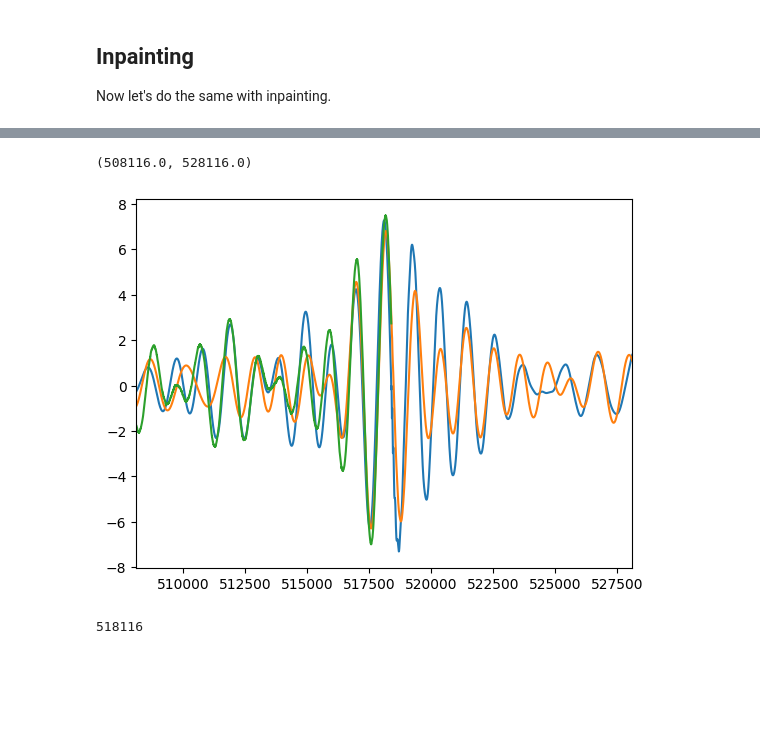
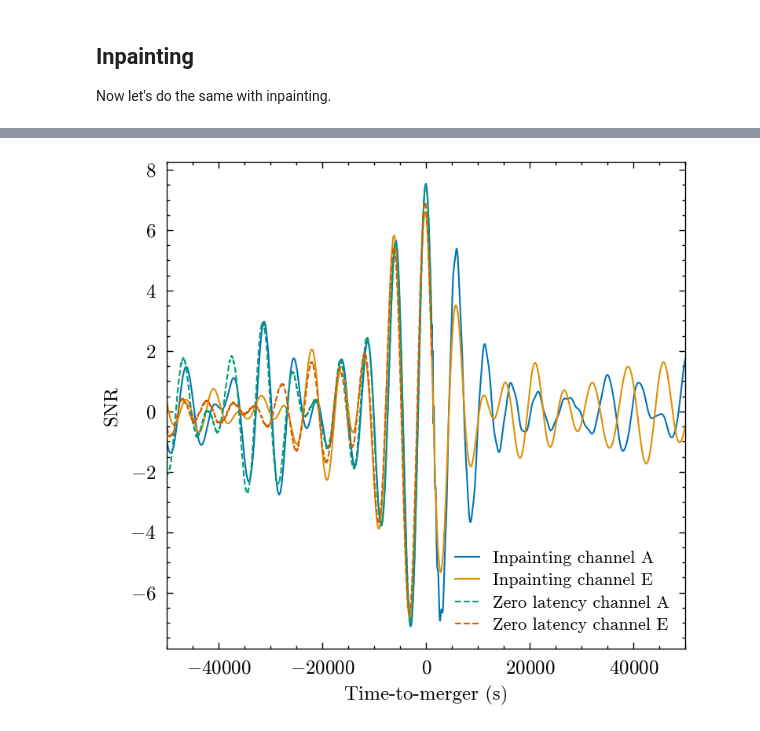
Before and after one commit to icg-gravwaves/lisa_premerger_sangria, a Jupyter notebook: search/inpainting_runs/example_using_this_code.ipynb, the cells around one changed output, grey strips where cells are left out. Drawn from its saved outputs; the diff is of its cells as text; code cells hidden in the pictures; blank space fills up the shorter version.

```diff
--- a/search/inpainting_runs/example_using_this_code.ipynb
+++ b/search/inpainting_runs/example_using_this_code.ipynb
@@ -15,8 +15,10 @@ from pycbc.waveform.pre_merger_waveform import (
 )
 
 import inpainting_utils
+from utils import get_snr_series
 
 from matplotlib import pyplot as plt
+plt.style.use('../../paper.mplstyle')
 # %% [output]
 SWIGLAL standard output/error redirection is enabled in IPython.
 This may lead to performance penalties. To disable locally, use:
@@ -49,8 +52,8 @@ signumber = '0'
 data_length = 2592000
 zeroed_length = 2**20 # Data length is not the same for zero-latency vs inpainting as we add extra zeroes to inpainting
 sample_rate = 0.2
-flen = int(zeroed_length) // 2 + 1
-delta_f = 1 / (2**20 * 5) # Delta_f is not the same for zero-latency vs inpainting as we add extra zeroes to inpainting
+flen_inpaint = int(zeroed_length) // 2 + 1
+delta_f_inpaint = 1 / (2**20 * 5) # Delta_f is not the same for zero-latency vs inpainting as we add extra zeroes to inpainting
 delta_t = 1 / sample_rate
 time_before = 86400*7
 # %% [markdown]
@@ -235,8 +288,14 @@ for channel in waveforms:
 # %%
+fig, ax = plt.subplots(figsize=(4,4))
+
 for channel in waveforms:
-    plt.plot(snrs[channel])
+    ax.plot(snrs_function[channel], label=f'Inpainting {channel}')
 
-plt.plot(snrA)
+ax.plot(snrA, label='Zero latency LISA_A')
+ax.plot(snrE, label='Zero latency LISA_E')
+ax.set_xlabel('Time')
+ax.legend(loc='upper right')
+fig.show()
 
 # The zero latency filter *should* produce a shorter SNR series than the new method, and should only agree at X-days premerger where
 # the cut it.
@@ -246,16 +304,33 @@ plt.plot(snrA)
 # %%
+fig2, ax2 = plt.subplots(figsize=(4,4))
+
 for channel in waveforms:
-    plt.plot(snrs[channel])
+    ax2.plot(
+        snrs[channel].sample_times - waveform_params['tc'],
+        snrs[channel],
+        label=f'Inpainting channel {channel[-1]}'
+    )
 
-plt.plot(snrA)
-plt.xlim([518116-10000,518116+10000]) # ZOom on peak
+ax2.plot(
+    snrA.sample_times - waveform_params['tc'],
+    snrA,
+    label='Zero latency channel A',
+    linestyle='--',
+)
+ax2.plot(
+    snrE.sample_times - waveform_params['tc'],
+    snrE,
+    label='Zero latency channel E',
+    linestyle='--',
+)
+ax2.set_xlim([-50000,50000]) # Zoom imn on peak
+ax2.legend(loc='lower right')
+ax2.set_ylabel('SNR')
+ax2.set_xlabel('Time-to-merger (s)')
+fig2.show()
 
-# Note this comparison is not as good as the one in my other notebook.
-# The data being generated is not the same here, so we expect divergence.
+# Note this comparison is not as exact as the one in the other notebook
+# with zero noise. The noise treatment is not the same so we expect
+# some divergence.
 # %% [output]
-(508116.0, 528116.0)
-[figure, old version]
+[figure, new version]
-# %%
-print(abs(snrA.data).argmax())
-# %% [output]
-518116
```
Also changed, not shown: parts of 9 cells of this notebook, 7 other files.
